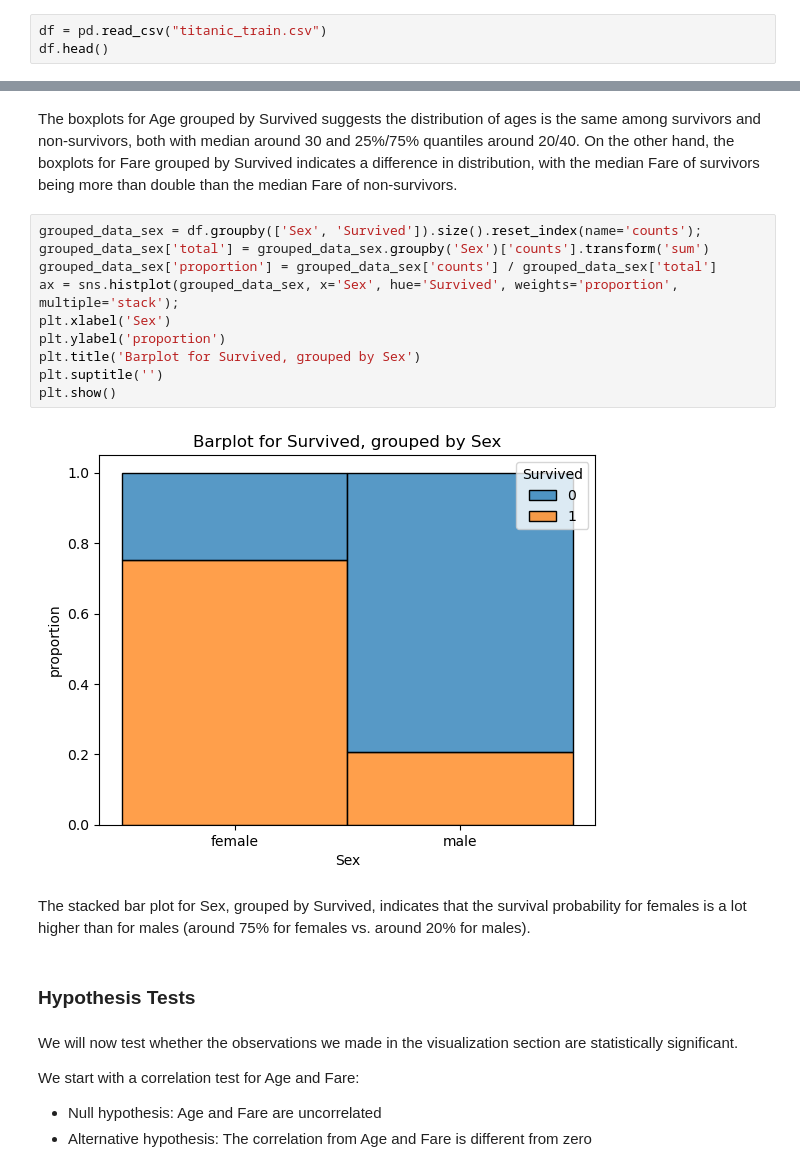
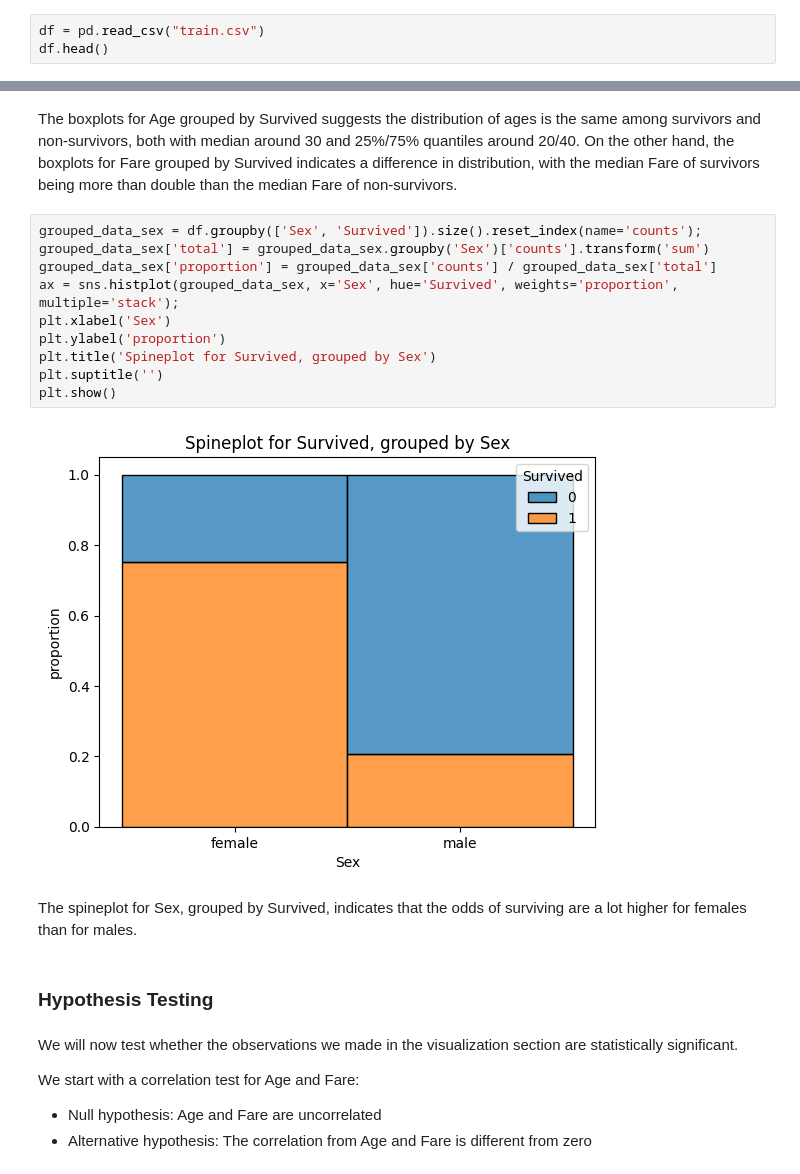
Before and after one commit to agrotz-msai/statistical-analysis-python-project, a Jupyter notebook: analysis.ipynb, the cells around one changed output, grey strips where cells are left out. Drawn from its saved outputs; the diff is of its cells as text.

```diff
--- a/analysis.ipynb
+++ b/analysis.ipynb
@@ -37,7 +35,7 @@ import matplotlib.pyplot as plt
 import seaborn as sns
 from scipy import stats
 # %%
-df = pd.read_csv("titanic_train.csv")
+df = pd.read_csv("train.csv")
 df.head()
 # %% [output]
 |  | PassengerId | Survived | Pclass | Name | Sex | Age | SibSp | Parch | Ticket | Fare | ... |
@@ -267,20 +252,20 @@ The boxplots for Age grouped by Survived suggests the distribution of ages is th
 # %%
 grouped_data_sex = df.groupby(['Sex', 'Survived']).size().reset_index(name='counts');
 grouped_data_sex['total'] = grouped_data_sex.groupby('Sex')['counts'].transform('sum')
 grouped_data_sex['proportion'] = grouped_data_sex['counts'] / grouped_data_sex['total']
 ax = sns.histplot(grouped_data_sex, x='Sex', hue='Survived', weights='proportion', multiple='stack');
 plt.xlabel('Sex')
 plt.ylabel('proportion')
-plt.title('Barplot for Survived, grouped by Sex')
+plt.title('Spineplot for Survived, grouped by Sex')
 plt.suptitle('')
 plt.show()
 # %% [output]
-[figure, old version]
+[figure, new version]
 # %% [markdown]
-The stacked bar plot for Sex, grouped by Survived, indicates that the survival probability for females is a lot higher than for males (around 75% for females vs. around 20% for males).
+The spineplot for Sex, grouped by Survived, indicates that the odds of surviving are a lot higher for females than for males.
 # %% [markdown]
 <a id='tests'></a>
-### Hypothesis Tests
+### Hypothesis Testing
 # %% [markdown]
 We will now test whether the observations we made in the visualization section are statistically significant.
 
```
Also changed, not shown: parts of 23 cells of this notebook, 2 other files.
